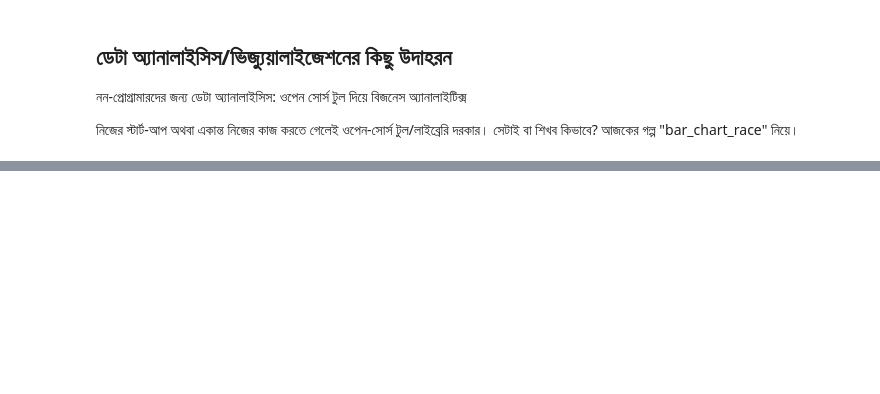
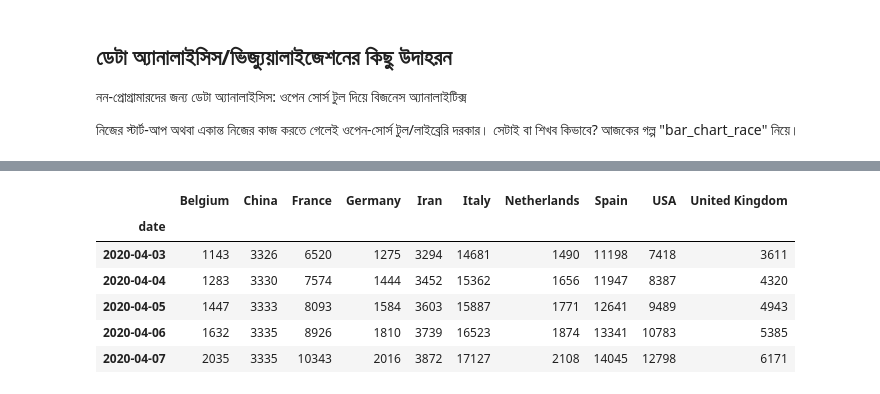
Before and after one commit to raqueeb/data_analyst, a Jupyter notebook: plot_moving_race_bars_animation_opensource.ipynb, the cells around one changed output, grey strips where cells are left out. Cells and saved outputs as stored; diff of their text form; code cells hidden in the pictures; blank space fills up the shorter version.

```diff
--- a/plot_moving_race_bars_animation_opensource.ipynb
+++ b/plot_moving_race_bars_animation_opensource.ipynb
@@ -30,0 +40,10 @@ bcr.bar_chart_race(df)
+# %%
+df.head()
+# %% [output]
+|  | Belgium | China | France | Germany | Iran | Italy | Netherlands | Spain | USA | United Kingdom |
+| date |  |  |  |  |  |  |  |  |  |  |
+| 2020-04-03 | 1143 | 3326 | 6520 | 1275 | 3294 | 14681 | 1490 | 11198 | 7418 | 3611 |
+| 2020-04-04 | 1283 | 3330 | 7574 | 1444 | 3452 | 15362 | 1656 | 11947 | 8387 | 4320 |
+| 2020-04-05 | 1447 | 3333 | 8093 | 1584 | 3603 | 15887 | 1771 | 12641 | 9489 | 4943 |
+| 2020-04-06 | 1632 | 3335 | 8926 | 1810 | 3739 | 16523 | 1874 | 13341 | 10783 | 5385 |
+| 2020-04-07 | 2035 | 3335 | 10343 | 2016 | 3872 | 17127 | 2108 | 14045 | 12798 | 6171 |
```
Also changed, not shown: parts of 3 cells of this notebook.
